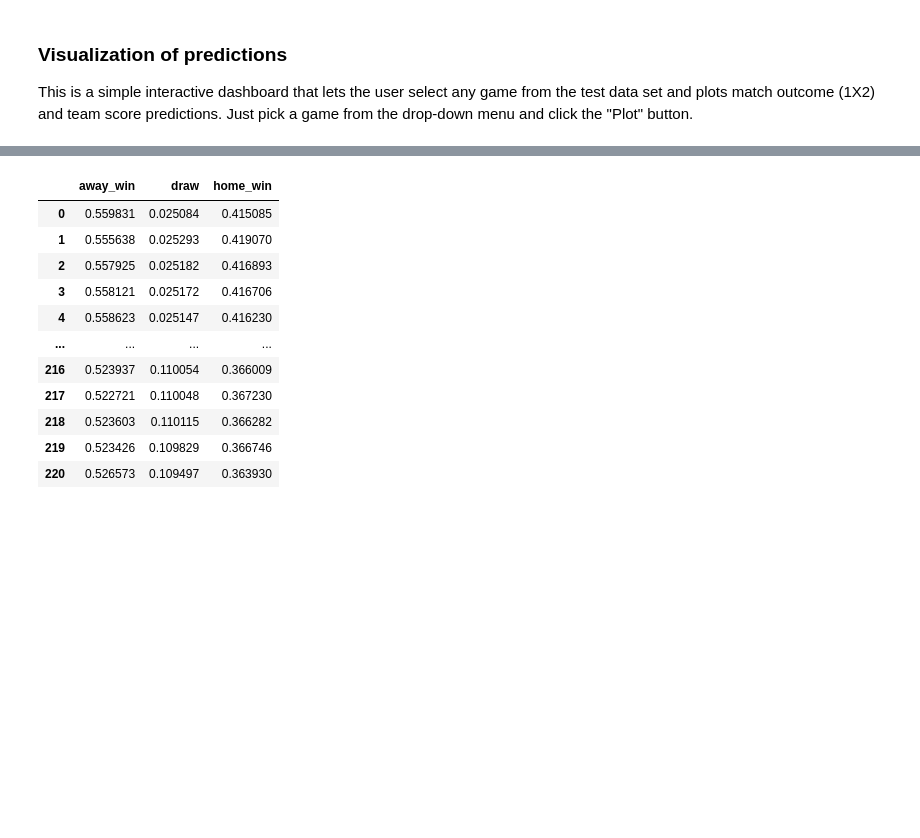
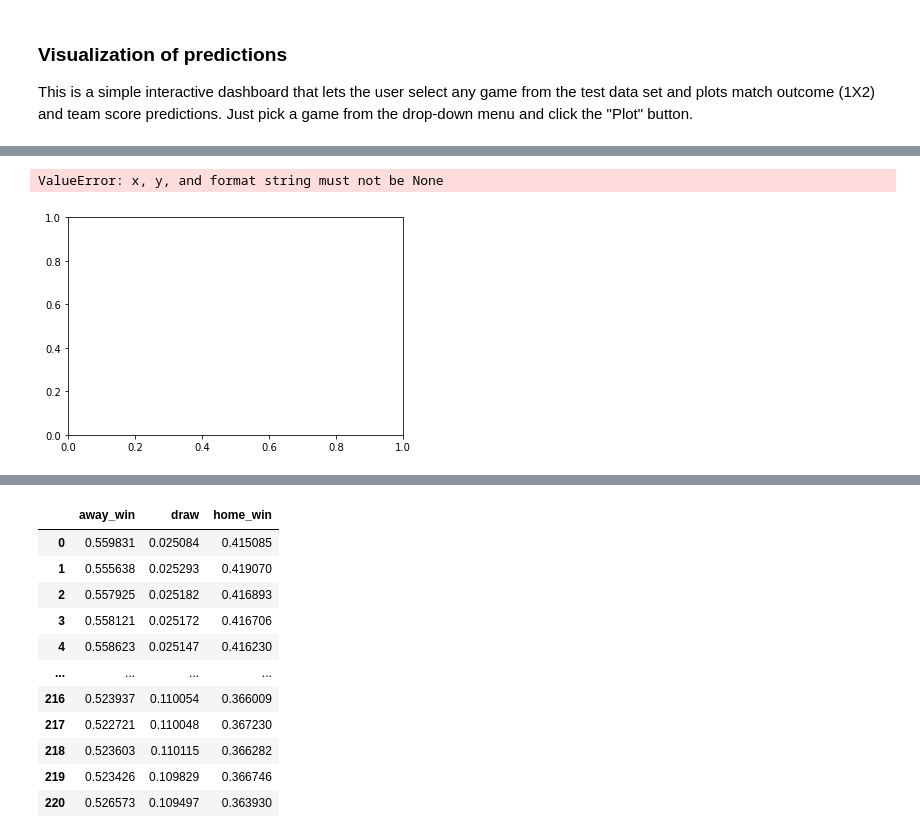
Before and after one commit to lucas-haupt/nfl-live-win-probability, a Jupyter notebook: notebooks/2_game_score_stored_model.ipynb, the cells around one changed output, grey strips where cells are left out. Saved outputs shown, nothing was run; the diff lists cells and outputs as text; code cells hidden in the pictures; blank space fills up the shorter version.

```diff
--- a/notebooks/2_game_score_stored_model.ipynb
+++ b/notebooks/2_game_score_stored_model.ipynb
@@ -529,0 +816,5 @@ VBox(children=(HBox(children=(Dropdown(description='Match', options=('2022-01-30
+# %%
+plt.plot(h_f)
+# %% [output]
+ValueError: x, y, and format string must not be None
+[figure, added]
```
Also changed, not shown: parts of 21 cells of this notebook, 5 other files.
